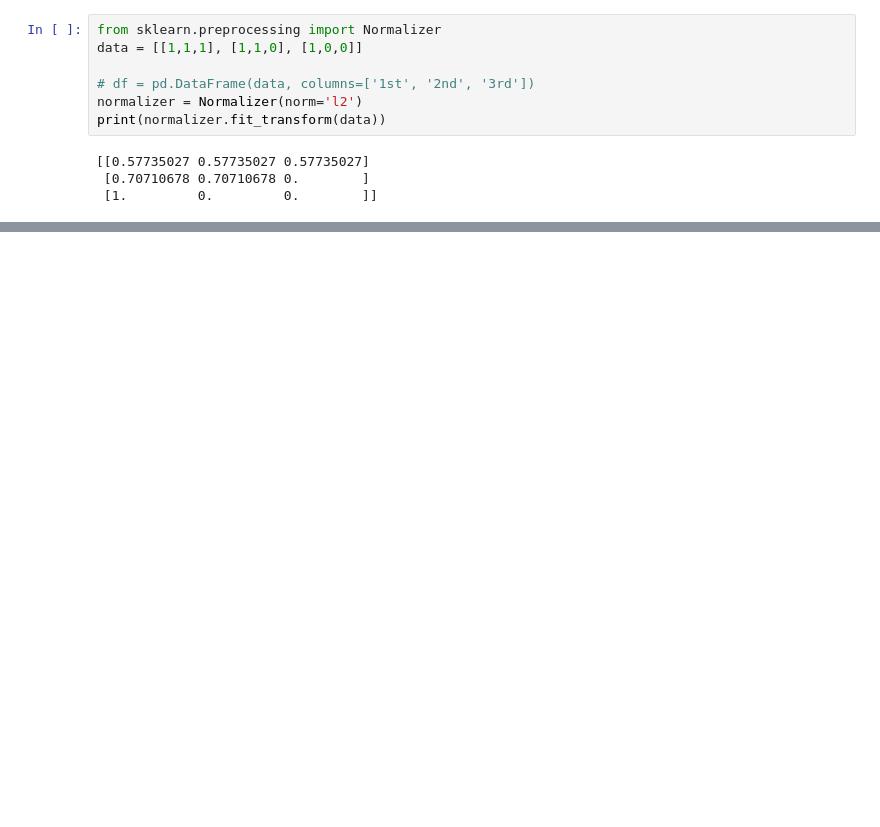
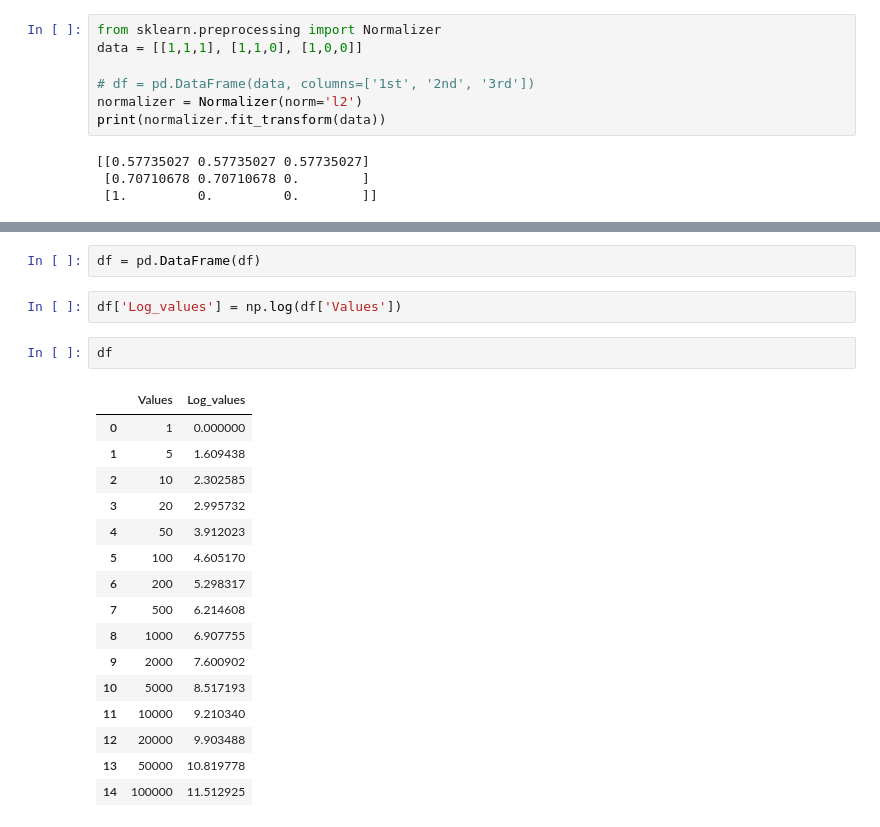
Before and after one commit to shahahmad-dev/machine_learnig, a Jupyter notebook: 06_scaling.ipynb, the cells around one changed output, grey strips where cells are left out. Saved outputs shown, nothing was run; the diff lists cells and outputs as text; blank space fills up the shorter version.

```diff
--- a/06_scaling.ipynb
+++ b/06_scaling.ipynb
@@ -182,0 +218,23 @@ print(normalizer.fit_transform(data))
+# %%
+df = pd.DataFrame(df)
+# %%
+df['Log_values'] = np.log(df['Values'])
+# %%
+df
+# %% [output]
+|  | Values | Log_values |
+| 0 | 1 | 0.000000 |
+| 1 | 5 | 1.609438 |
+| 2 | 10 | 2.302585 |
+| 3 | 20 | 2.995732 |
+| 4 | 50 | 3.912023 |
+| 5 | 100 | 4.605170 |
+| 6 | 200 | 5.298317 |
+| 7 | 500 | 6.214608 |
+| 8 | 1000 | 6.907755 |
+| 9 | 2000 | 7.600902 |
+| 10 | 5000 | 8.517193 |
+| 11 | 10000 | 9.210340 |
+| 12 | 20000 | 9.903488 |
+| 13 | 50000 | 10.819778 |
+| 14 | 100000 | 11.512925 |
```
Also changed, not shown: parts of 7 cells of this notebook, 13 other files.
